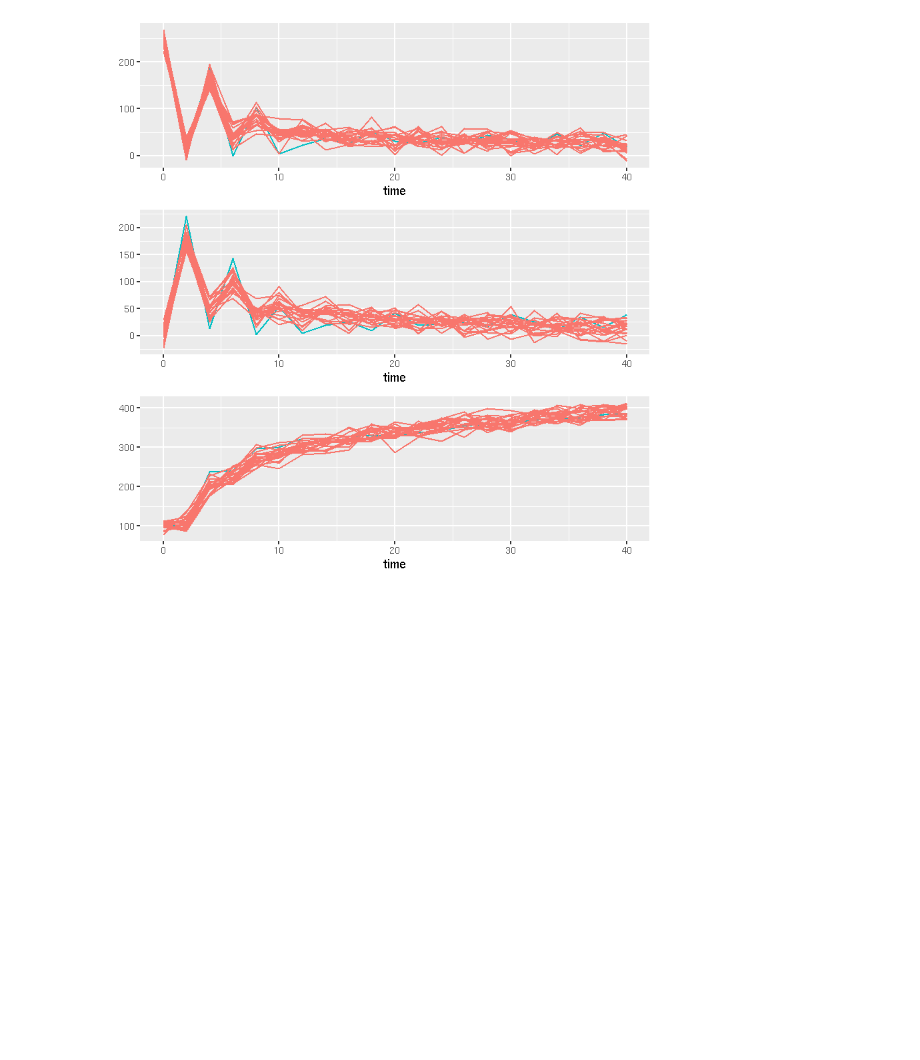
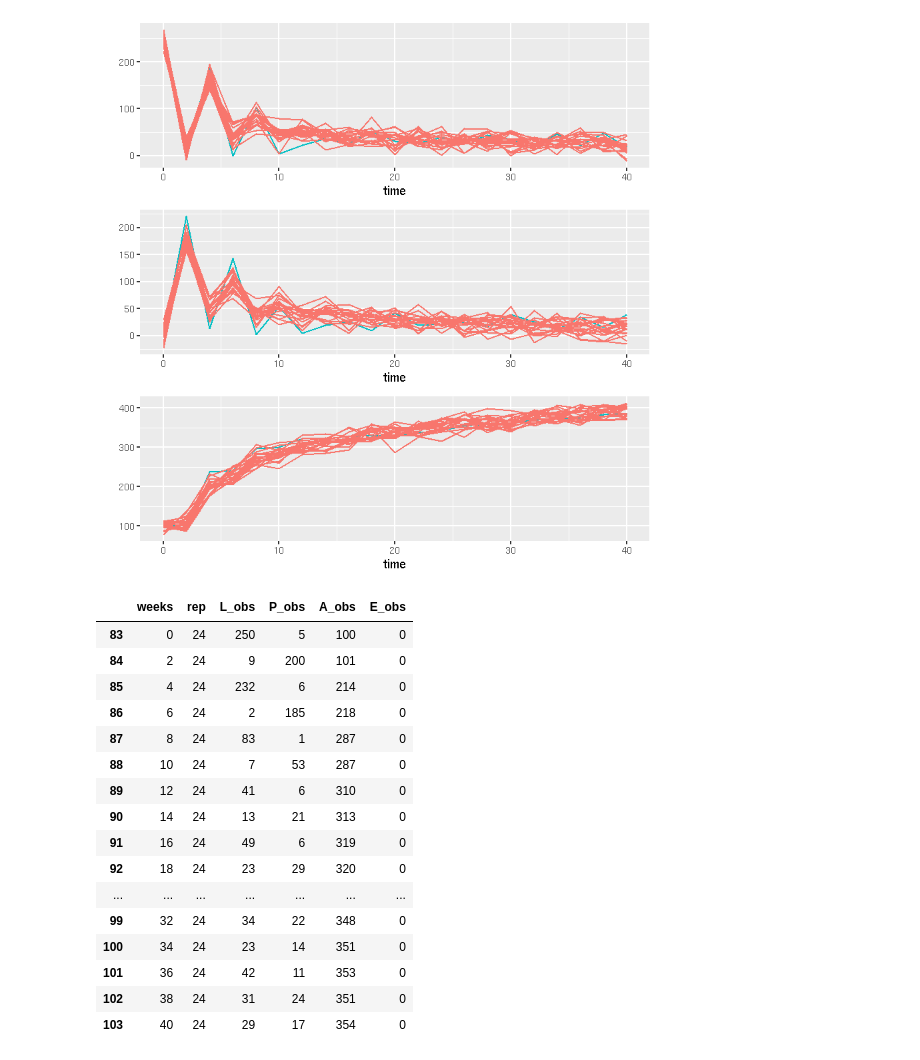
Before and after one commit to ashtonbaker/pomp-practice, a Jupyter notebook: Lab Notebook.ipynb, the cells around one changed output. Cells and saved outputs as stored; diff of their text form; code cells hidden in the pictures; blank space fills up the shorter version.

```diff
--- a/Lab Notebook.ipynb
+++ b/Lab Notebook.ipynb
@@ -673,3 +673,23 @@ pa <- ggplot(sims,mapping=aes(x=time,y=A_obs,group=sim,color=sim=="data"))+geom_
 multiplot(pl, pp, pa, cols=1);
 # %% [output]
 [figure]
+# %%
+subset(dat, rep==24)
+# %% [output]
+|  | weeks | rep | L_obs | P_obs | A_obs | E_obs |
+| 83 | 0 | 24 | 250 | 5 | 100 | 0 |
+| 84 | 2 | 24 | 9 | 200 | 101 | 0 |
+| 85 | 4 | 24 | 232 | 6 | 214 | 0 |
+| 86 | 6 | 24 | 2 | 185 | 218 | 0 |
+| 87 | 8 | 24 | 83 | 1 | 287 | 0 |
+| 88 | 10 | 24 | 7 | 53 | 287 | 0 |
+| 89 | 12 | 24 | 41 | 6 | 310 | 0 |
+| 90 | 14 | 24 | 13 | 21 | 313 | 0 |
+| 91 | 16 | 24 | 49 | 6 | 319 | 0 |
+| 92 | 18 | 24 | 23 | 29 | 320 | 0 |
+| ... | ... | ... | ... | ... | ... | ... |
+| 99 | 32 | 24 | 34 | 22 | 348 | 0 |
+| 100 | 34 | 24 | 23 | 14 | 351 | 0 |
+| 101 | 36 | 24 | 42 | 11 | 353 | 0 |
+| 102 | 38 | 24 | 31 | 24 | 351 | 0 |
+| 103 | 40 | 24 | 29 | 17 | 354 | 0 |
```
Also changed, not shown: 1 other file.
